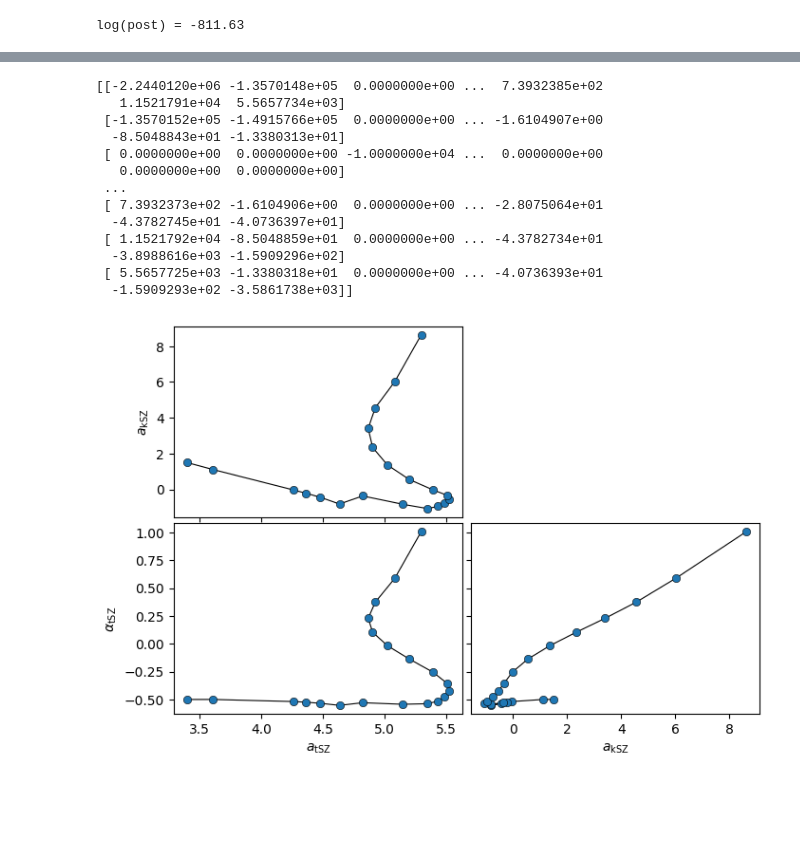
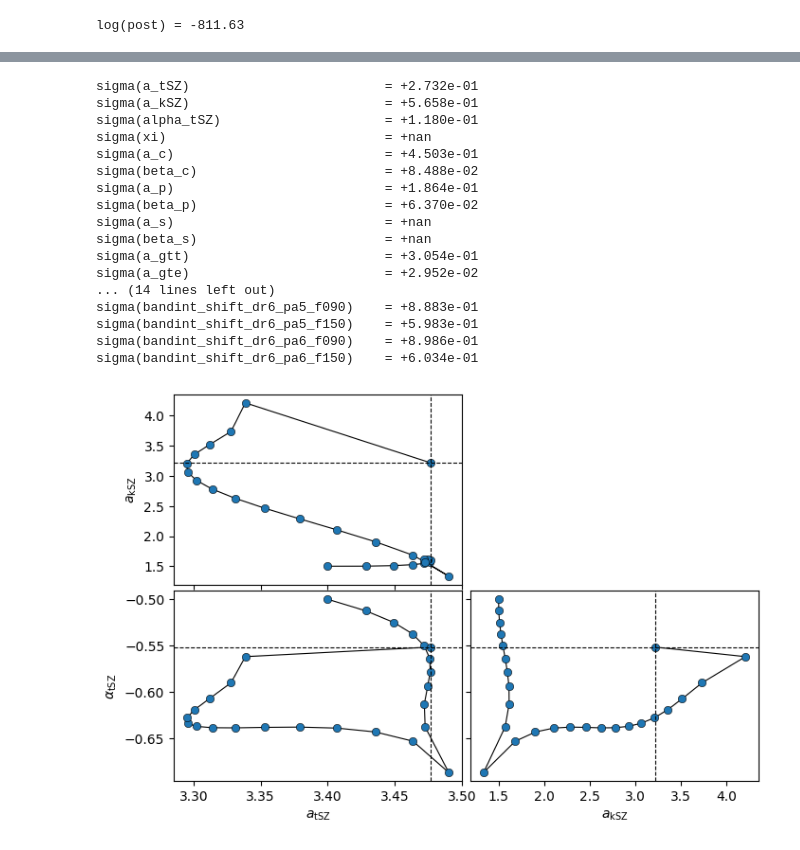
Before and after one commit to HTJense/dflike, a Jupyter notebook: notebooks/02_Intro_Differentiable.ipynb, the cells around one changed output, grey strips where cells are left out. Drawn from its saved outputs; the diff is of its cells as text; code cells hidden in the pictures; blank space fills up the shorter version.

```diff
--- a/notebooks/02_Intro_Differentiable.ipynb
+++ b/notebooks/02_Intro_Differentiable.ipynb
@@ -178,11 +191,22 @@ log(post) = -811.63
 # %%
+parameters_baseline = [
+    "a_tSZ", "a_kSZ", "alpha_tSZ", "xi", "a_c", "beta_c", "a_p", "beta_p", "a_s", "beta_s",
+    "a_gtt", "a_gte", "a_gee", "a_pste", "a_psee",
+    "calG_all", "cal_dr6_pa4_f220", "cal_dr6_pa5_f090", "cal_dr6_pa5_f150", "cal_dr6_pa6_f090", "cal_dr6_pa6_f150",
+    "calE_dr6_pa5_f090", "calE_dr6_pa5_f150", "calE_dr6_pa6_f090", "calE_dr6_pa6_f150",
+    "bandint_shift_dr6_pa4_f220", "bandint_shift_dr6_pa5_f090", "bandint_shift_dr6_pa5_f150", "bandint_shift_dr6_pa6_f090", "bandint_shift_dr6_pa6_f150",
+]
+
+logpost_baseline = model_logpost(parameters_baseline)
+theta_baseline = jnp.array([ parameter_values[p] for p in parameters_baseline ])
+
 # Now, we can ask JAX to compute a gradient for us:
-logpost_grad = jax.grad(logpost)
+logpost_grad = jax.grad(logpost_baseline)
 
 # It really is as simple as that!
 # Now, let's see in which direction our log-posterior changes:
-grad_theta = logpost_grad(theta)
+grad_theta = logpost_grad(theta_baseline)
 
-for i, p in enumerate(parameters):
+for i, p in enumerate(parameters_baseline):
     print(f"d log(post) / d {p:<30s} = {grad_theta[i]:+.3e}")
 # %% [output]
@@ -206,29 +230,38 @@ d log(post) / d a_gee                          = -3.251e+01
 # %%
 # We can also ask JAX to compute the second order derivative (Hessian matrix) for us:
-logpost_hess = jax.hessian(logpost)
-H = logpost_hess(theta)
+logpost_hess = jax.hessian(logpost_baseline)
+H = logpost_hess(theta_baseline)
 
-print(H)
+# The Hessian is related to the Fisher matrix via a minus sign.
+iF = jnp.linalg.inv(-H)
+err = jnp.sqrt(jnp.diag(iF))
+
+for i, p in enumerate(parameters_baseline):
+    print(f"sigma({p+')':<30s} = {err[i]:+.3e}")
 # %% [output]
-[[-2.2440120e+06 -1.3570148e+05  0.0000000e+00 ...  7.3932385e+02
-   1.1521791e+04  5.5657734e+03]
- [-1.3570152e+05 -1.4915766e+05  0.0000000e+00 ... -1.6104907e+00
-  -8.5048843e+01 -1.3380313e+01]
- [ 0.0000000e+00  0.0000000e+00 -1.0000000e+04 ...  0.0000000e+00
-   0.0000000e+00  0.0000000e+00]
- ...
- [ 7.3932373e+02 -1.6104906e+00  0.0000000e+00 ... -2.8075064e+01
-  -4.3782745e+01 -4.0736397e+01]
- [ 1.1521792e+04 -8.5048859e+01  0.0000000e+00 ... -4.3782734e+01
-  -3.8988616e+03 -1.5909296e+02]
- [ 5.5657725e+03 -1.3380318e+01  0.0000000e+00 ... -4.0736393e+01
-  -1.5909293e+02 -3.5861738e+03]]
+sigma(a_tSZ)                         = +2.732e-01
+sigma(a_kSZ)                         = +5.658e-01
+sigma(alpha_tSZ)                     = +1.180e-01
+sigma(xi)                            = +nan
+sigma(a_c)                           = +4.503e-01
+sigma(beta_c)                        = +8.488e-02
+sigma(a_p)                           = +1.864e-01
+sigma(beta_p)                        = +6.370e-02
+sigma(a_s)                           = +nan
+sigma(beta_s)                        = +nan
+sigma(a_gtt)                         = +3.054e-01
+sigma(a_gte)                         = +2.952e-02
+... (14 lines left out)
+sigma(bandint_shift_dr6_pa5_f090)    = +8.883e-01
+sigma(bandint_shift_dr6_pa5_f150)    = +5.983e-01
+sigma(bandint_shift_dr6_pa6_f090)    = +8.986e-01
+sigma(bandint_shift_dr6_pa6_f150)    = +6.034e-01
 # %%
 # Here, we now implement Newton-Raphson to maximize the function.
 def newt_raph_step(x, grad, hess):
-    return x - 1e-1 * jnp.linalg.solve(hess(x), -grad(x))
+    return x - 1e-1 * jnp.linalg.solve(hess(x), grad(x))
 
-x = theta
+x = theta_baseline
 trace = [x]
 
 for _ in tqdm(range(25)):
@@ -236,32 +269,36 @@ for _ in tqdm(range(25)):
     if jnp.any(jnp.isnan(x)):
         break
     trace.append(x)
+
+chain = np.array(trace)
 # %%
 chain = np.array(trace)
 
 params = ["a_tSZ", "a_kSZ", "alpha_tSZ"]
 labels = [r"a_{\rm tSZ}", r"a_{\rm kSZ}", r"\alpha_{\rm tSZ}"]
 
 fig, axes = plt.subplots(len(params), len(params), sharex="col", sharey="row", figsize = (12, 8), gridspec_kw={"hspace":0.03, "wspace":0.03})
 
 for i, ipar in enumerate(params):
     for j, jpar in enumerate(params):
         ax = axes[i,j]
         if j >= i:
             fig.delaxes(ax)
             continue
 
-        xpar = parameters.index(ipar)
-        ypar = parameters.index(jpar)
+        xpar = parameters_baseline.index(ipar)
+        ypar = parameters_baseline.index(jpar)
         x = chain[:, xpar]
         y = chain[:, ypar]
 
         ax.plot(y, x, color="k", linewidth=0.8, marker="o", markerfacecolor="C0", markeredgewidth=0.4)
+        ax.axvline(y[-1], c="k", ls="--", lw=0.8)
+        ax.axhline(x[-1], c="k", ls="--", lw=0.8)
 
         if j == 0:
             ax.set_ylabel(f"${labels[i]}$")
         if i == len(params)-1:
             ax.set_xlabel(f"${labels[j]}$")
 # %% [output]
-[figure, old version]
+[figure, new version]
 # %%
```
Also changed, not shown: parts of 8 cells of this notebook.
